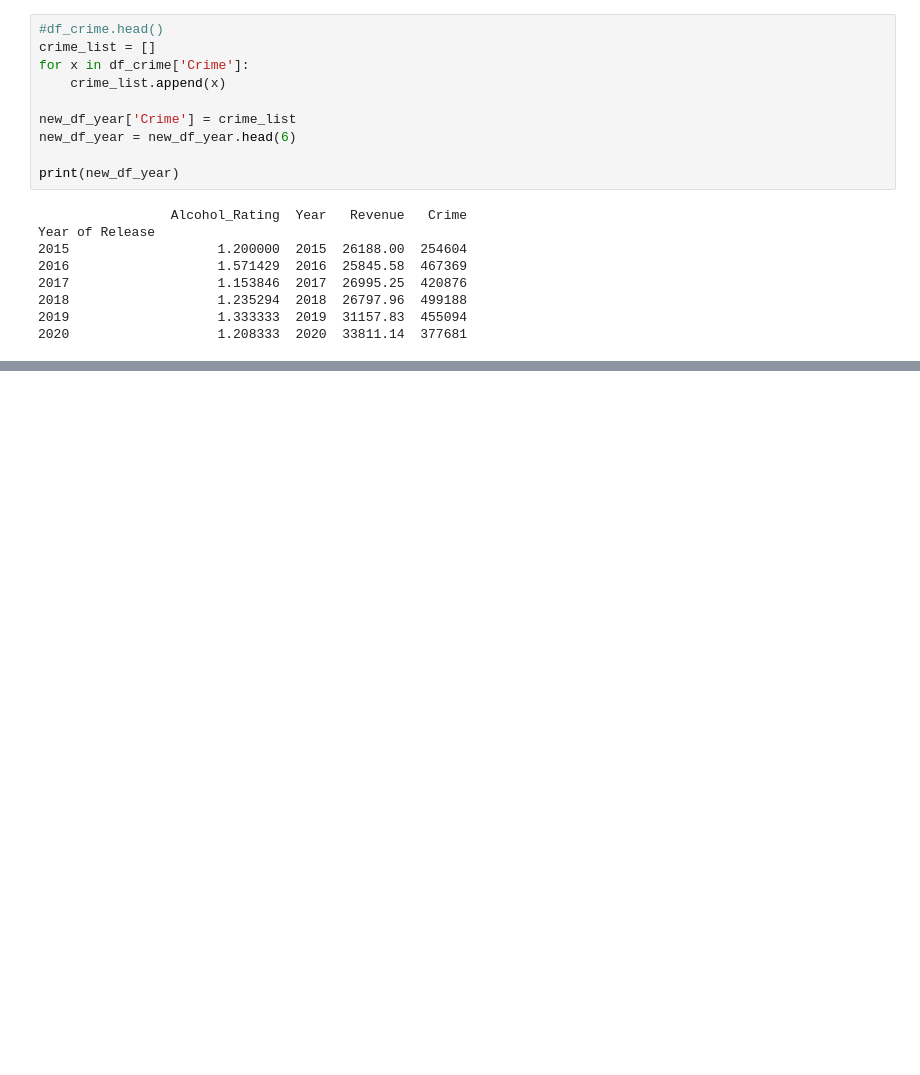
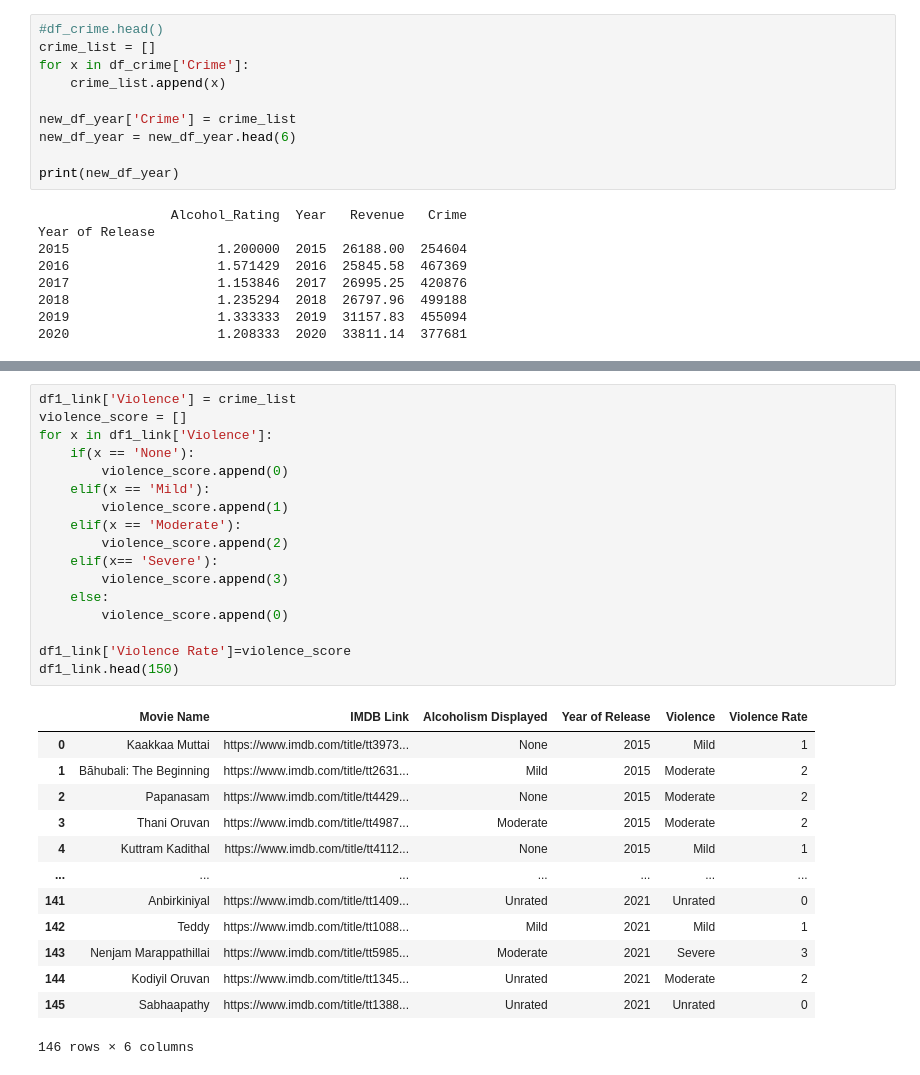
Before and after one commit to Roshni-Bala/Movies-Alcohol-Data-Analysis, a Jupyter notebook: Movies.ipynb, the cells around one changed output, grey strips where cells are left out. Saved outputs shown, nothing was run; the diff lists cells and outputs as text; blank space fills up the shorter version.

```diff
--- a/Movies.ipynb
+++ b/Movies.ipynb
@@ -669,0 +702,31 @@ plt.show()
+# %%
+df1_link['Violence'] = crime_list
+violence_score = []
+for x in df1_link['Violence']:
+    if(x == 'None'):
+        violence_score.append(0)
+    elif(x == 'Mild'):
+        violence_score.append(1)
+    elif(x == 'Moderate'):
+        violence_score.append(2)
+    elif(x== 'Severe'):
+        violence_score.append(3)
+    else:
+        violence_score.append(0)
+
+df1_link['Violence Rate']=violence_score
+df1_link.head(150)
+# %% [output]
+|  | Movie Name | IMDB Link | Alcoholism Displayed | Year of Release | Violence | Violence Rate |
+| 0 | Kaakkaa Muttai | https://www.imdb.com/title/tt3973... | None | 2015 | Mild | 1 |
+| 1 | Bãhubali: The Beginning | https://www.imdb.com/title/tt2631... | Mild | 2015 | Moderate | 2 |
+| 2 | Papanasam | https://www.imdb.com/title/tt4429... | None | 2015 | Moderate | 2 |
+| 3 | Thani Oruvan | https://www.imdb.com/title/tt4987... | Moderate | 2015 | Moderate | 2 |
+| 4 | Kuttram Kadithal | https://www.imdb.com/title/tt4112... | None | 2015 | Mild | 1 |
+| ... | ... | ... | ... | ... | ... | ... |
+| 141 | Anbirkiniyal | https://www.imdb.com/title/tt1409... | Unrated | 2021 | Unrated | 0 |
+| 142 | Teddy | https://www.imdb.com/title/tt1088... | Mild | 2021 | Mild | 1 |
+| 143 | Nenjam Marappathillai | https://www.imdb.com/title/tt5985... | Moderate | 2021 | Severe | 3 |
+| 144 | Kodiyil Oruvan | https://www.imdb.com/title/tt1345... | Unrated | 2021 | Moderate | 2 |
+| 145 | Sabhaapathy | https://www.imdb.com/title/tt1388... | Unrated | 2021 | Unrated | 0 |
+146 rows × 6 columns
```
Also changed, not shown: parts of 8 cells of this notebook.
